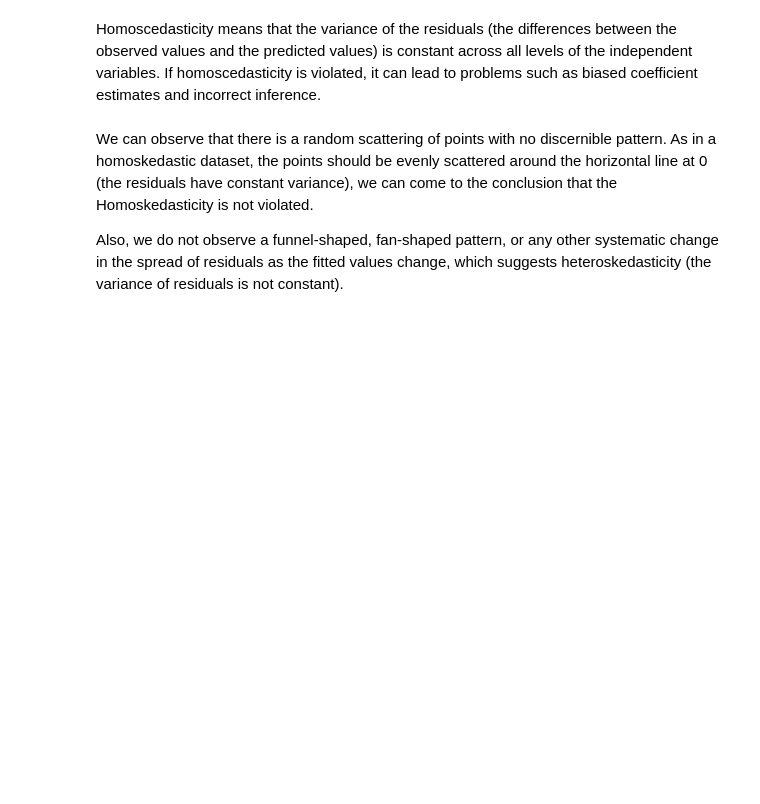
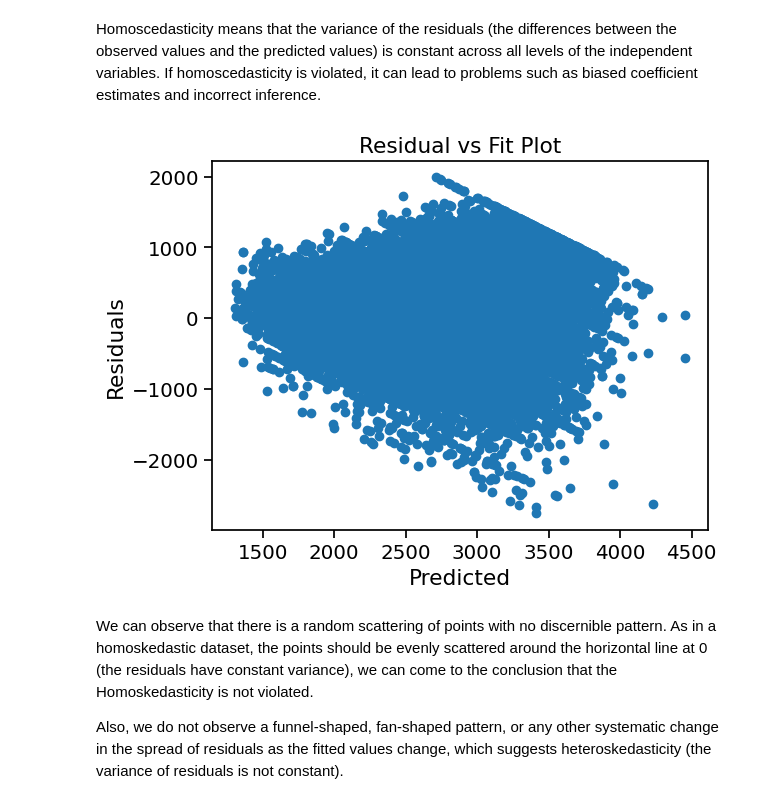
Before and after one commit to Guiltylife/CS5228-Team31-Project, a Jupyter notebook: cs5228-team31.ipynb, the cells around one changed output. Cells and saved outputs as stored; diff of their text form; code cells hidden in the pictures; blank space fills up the shorter version.

```diff
--- a/cs5228-team31.ipynb
+++ b/cs5228-team31.ipynb
@@ -1120,11 +1187,13 @@ Then we use another metrics Variance Inflation Factor (VIF) to measure how much
 # %% [markdown]
 Homoscedasticity means that the variance of the residuals (the differences between the observed values and the predicted values) is constant across all levels of the independent variables. If homoscedasticity is violated, it can lead to problems such as biased coefficient estimates and incorrect inference.
 # %%
-# plt.scatter(y_pred_train, y_train - y_pred_train)
-# plt.title("Residual vs Fit Plot")
-# plt.xlabel("Predicted")
-# plt.ylabel("Residuals")
-# plt.show()
+plt.scatter(y_pred_train, y_train - y_pred_train)
+plt.title("Residual vs Fit Plot")
+plt.xlabel("Predicted")
+plt.ylabel("Residuals")
+plt.show()
+# %% [output]
+[figure, added]
 # %% [markdown]
 We can observe that there is a random scattering of points with no discernible pattern. As in a homoskedastic dataset, the points should be evenly scattered around the horizontal line at 0 (the residuals have constant variance), we can come to the conclusion that the Homoskedasticity is not violated.
 
```
Also changed, not shown: parts of 100 cells of this notebook.
